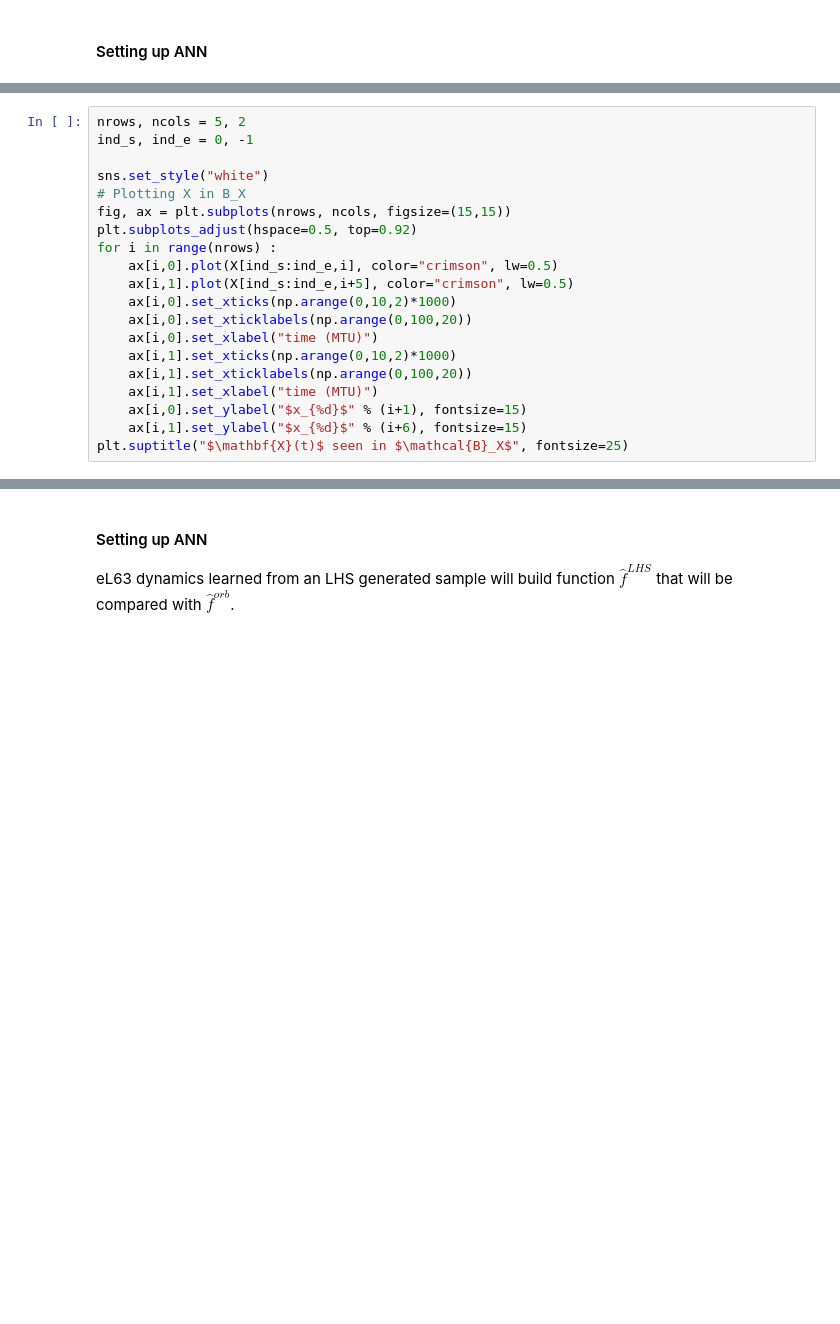
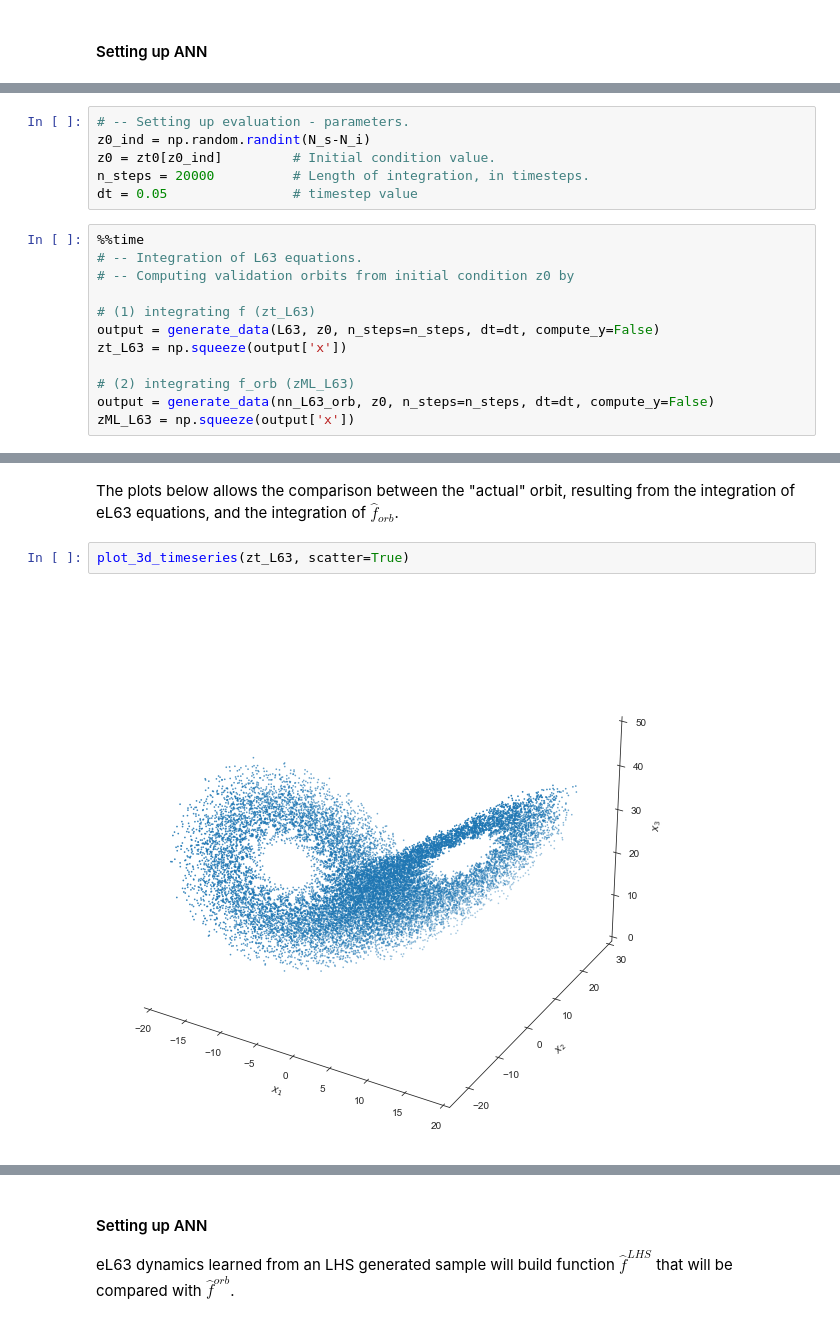
Before and after one commit to blankaBalogh/eL63, a Jupyter notebook: eL63_notebook.ipynb, the cells around one changed output, grey strips where cells are left out. Drawn from its saved outputs; the diff is of its cells as text; blank space fills up the shorter version.

```diff
--- a/eL63_notebook.ipynb
+++ b/eL63_notebook.ipynb
@@ -235,20 +109,0 @@ An example of eL63 orbit where $d=10$, in "learning basis" $\mathcal{B}_X$, is r
-# %%
-nrows, ncols = 5, 2
-ind_s, ind_e = 0, -1
-
-sns.set_style("white")
-# Plotting X in B_X
-fig, ax = plt.subplots(nrows, ncols, figsize=(15,15))
-plt.subplots_adjust(hspace=0.5, top=0.92)
-for i in range(nrows) :
-    ax[i,0].plot(X[ind_s:ind_e,i], color="crimson", lw=0.5)
-    ax[i,1].plot(X[ind_s:ind_e,i+5], color="crimson", lw=0.5)
-    ax[i,0].set_xticks(np.arange(0,10,2)*1000)
-    ax[i,0].set_xticklabels(np.arange(0,100,20))
-    ax[i,0].set_xlabel("time (MTU)")
-    ax[i,1].set_xticks(np.arange(0,10,2)*1000)
-    ax[i,1].set_xticklabels(np.arange(0,100,20))
-    ax[i,1].set_xlabel("time (MTU)")
-    ax[i,0].set_ylabel("$x_{%d}$" % (i+1), fontsize=15)
-    ax[i,1].set_ylabel("$x_{%d}$" % (i+6), fontsize=15)
-plt.suptitle("$\mathbf{X}(t)$ seen in $\mathcal{B}_X$", fontsize=25)
@@ -474,0 +124,18 @@ IFrame(src='LHS_orb.html', width=900, height=600)
+# %%
+# -- Setting up evaluation - parameters.
+z0_ind = np.random.randint(N_s-N_i)
+z0 = zt0[z0_ind]         # Initial condition value.
+n_steps = 20000          # Length of integration, in timesteps.
+dt = 0.05                # timestep value
+# %%
+%%time
+# -- Integration of L63 equations.
+# -- Computing validation orbits from initial condition z0 by
+
+# (1) integrating f (zt_L63)
+output = generate_data(L63, z0, n_steps=n_steps, dt=dt, compute_y=False)
+zt_L63 = np.squeeze(output['x'])
+
+# (2) integrating f_orb (zML_L63)
+output = generate_data(nn_L63_orb, z0, n_steps=n_steps, dt=dt, compute_y=False)
+zML_L63 = np.squeeze(output['x'])
@@ -474,0 +145,6 @@ IFrame(src='LHS_orb.html', width=900, height=600)
+# %% [markdown]
+The plots below allows the comparison between the "actual" orbit, resulting from the integration of eL63 equations, and the integration of $\widehat{f}_{orb}$.
+# %%
+plot_3d_timeseries(zt_L63, scatter=True)
+# %% [output]
+[figure, added]
```
Also changed, not shown: parts of 93 cells of this notebook, 13 other files.
